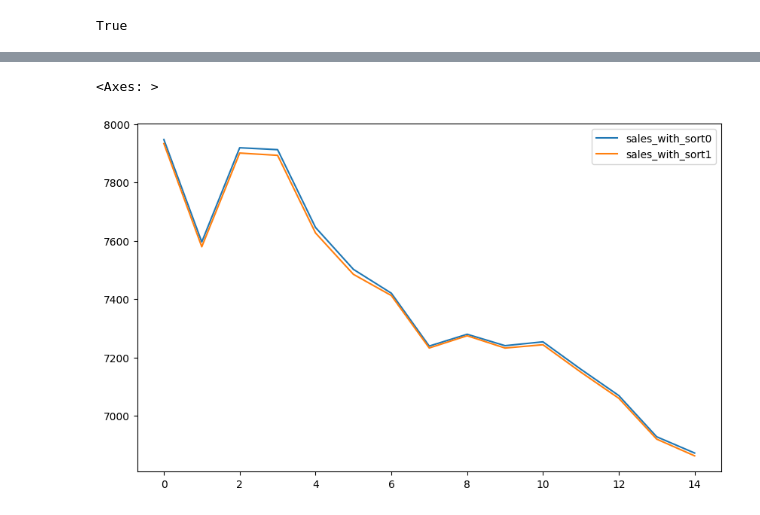
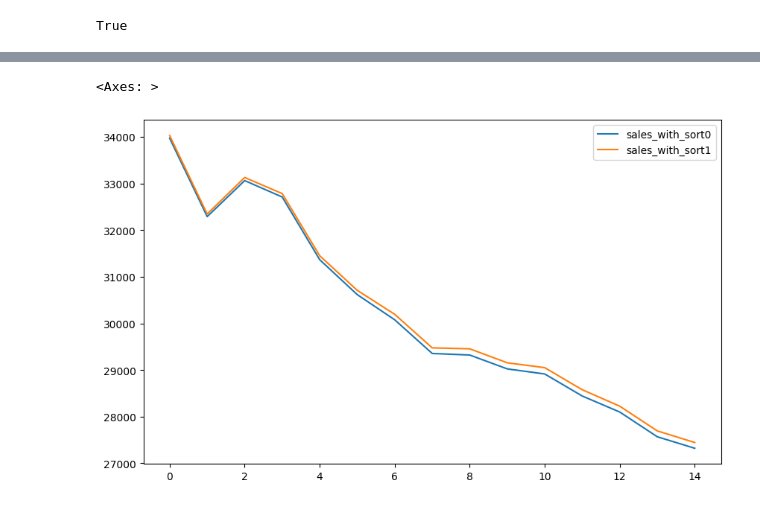
Before and after one commit to catan271/datn, a Jupyter notebook: ranking/01c-predict_with_custom_ranking.ipynb, the cells around one changed output, grey strips where cells are left out. Cells and saved outputs as stored; diff of their text form; code cells hidden in the pictures.

```diff
--- a/ranking/01c-predict_with_custom_ranking.ipynb
+++ b/ranking/01c-predict_with_custom_ranking.ipynb
@@ -158,15 +158,16 @@ def predict_future(s = 0):
                 'category_id',
                 'old_rank_in_category',
                 'rank_in_category',
+                'price',
                 'view',
                 'cart',
                 'purchase',
             ]]
             df = df.drop(columns=['product_id', 'category_id', 'old_rank_in_category'])
             X1, X2, y = preprocess_c(df)
-            result_df['predicted_view'] = data_descale(model_view.predict([X1, X2])[:, 0], 'view')
-            result_df['predicted_cart'] = data_descale(model_cart.predict([X1, X2])[:, 0], 'cart')
-            result_df['predicted_purchase'] = data_descale(model_purchase.predict([X1, X2])[:, 0], 'purchase')
+            result_df['predicted_view'] = np.clip(data_descale(model_view.predict([X1, X2])[:, 0], 'view'), 0, None)
+            result_df['predicted_cart'] = np.clip(data_descale(model_cart.predict([X1, X2])[:, 0], 'cart'), 0, None)
+            result_df['predicted_purchase'] = np.clip(data_descale(model_purchase.predict([X1, X2])[:, 0], 'purchase'), 0, None)
 
 
             name = d.strftime('%Y-%m-%d')
@@ -204,15 +205,15 @@ for s in range(sorts):
 # %%
 import matplotlib.pyplot as plt
 
 compare_sales = list[dict]()
 for d in date_range( start, end, datetime.timedelta(days=1)):
     sales = {}
     for s in range(sorts):
         result_df = pd.read_csv(f'../.data/ranking/{s}c-{d.strftime("%Y-%m-%d")}.csv')
-        sales[f'sales_with_sort{s}'] = sum(result_df['predicted_purchase'])
+        sales[f'sales_with_sort{s}'] = sum(result_df['predicted_purchase'] * result_df['price'])
     compare_sales.append(sales)
 df = pd.DataFrame.from_records(compare_sales)
 df.plot(figsize=(10, 6))
 # %% [output]
 <Axes: >
-[figure, old version]
+[figure, new version]
```
Also changed, not shown: parts of 1 cell of this notebook, 1 other file.
